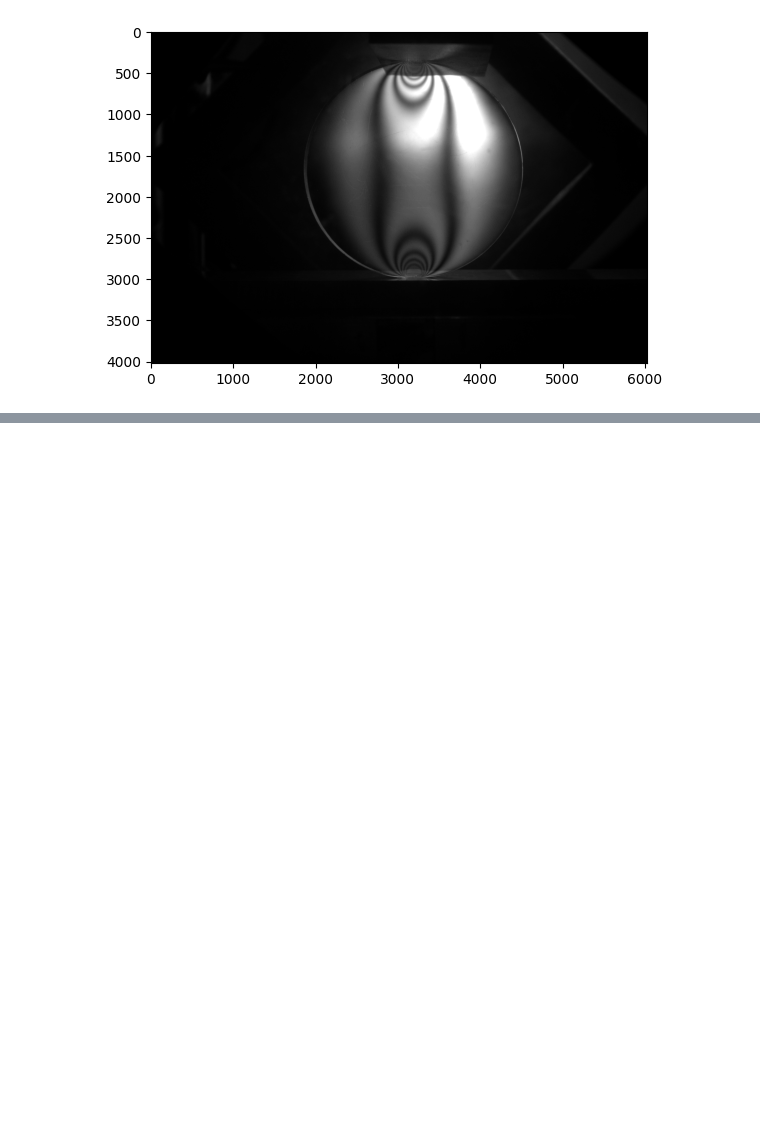
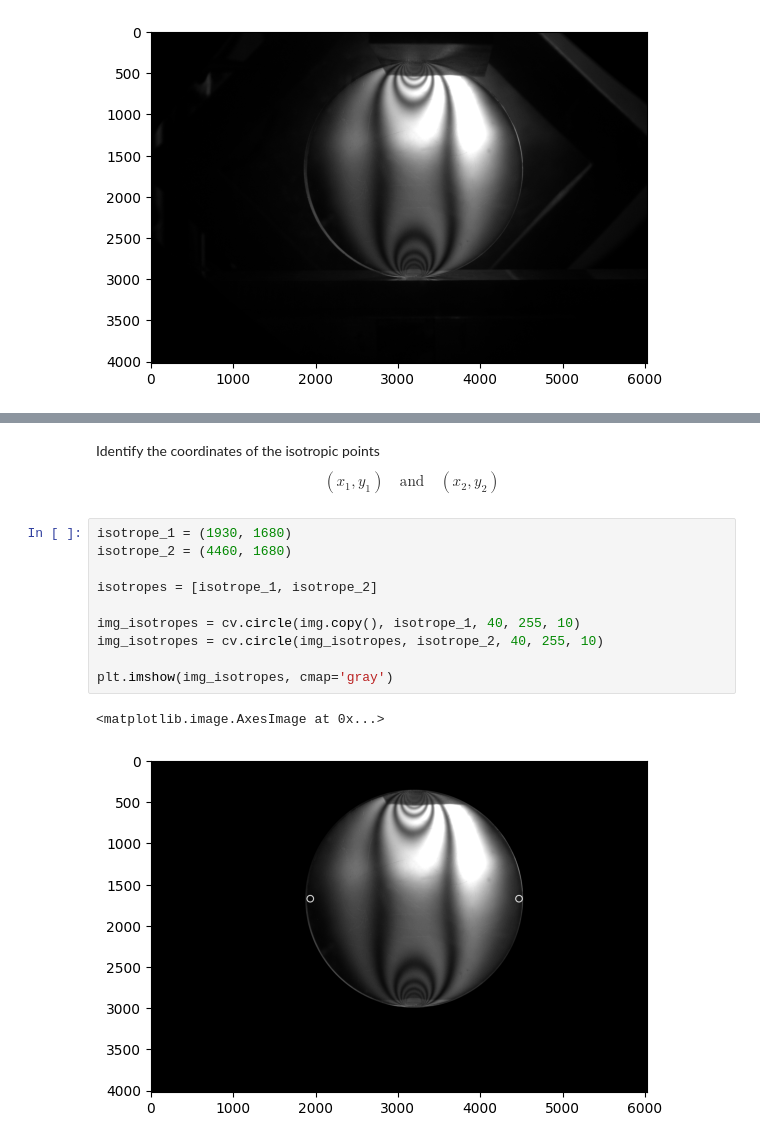
Before and after one commit to fs-bullard/photoelasticity, a Jupyter notebook: test.ipynb, the cells around one changed output, grey strips where cells are left out. Saved outputs shown, nothing was run; the diff lists cells and outputs as text; blank space fills up the shorter version.

```diff
--- a/test.ipynb
+++ b/test.ipynb
@@ -69,0 +87,18 @@ plt.imshow(img_no_isoclin[:,:,1], cmap='gray')
+# %% [markdown]
+Identify the coordinates of the isotropic points
+$$
+(x_1, y_1) \quad \mathrm{and} \quad (x_2, y_2)
+$$
+# %%
+isotrope_1 = (1930, 1680)
+isotrope_2 = (4460, 1680)
+
+isotropes = [isotrope_1, isotrope_2]
+
+img_isotropes = cv.circle(img.copy(), isotrope_1, 40, 255, 10)
+img_isotropes = cv.circle(img_isotropes, isotrope_2, 40, 255, 10)
+
+plt.imshow(img_isotropes, cmap='gray')
+# %% [output]
+<matplotlib.image.AxesImage at 0x...>
+[figure, added]
```
Also changed, not shown: parts of 5 cells of this notebook, 1 other file.
